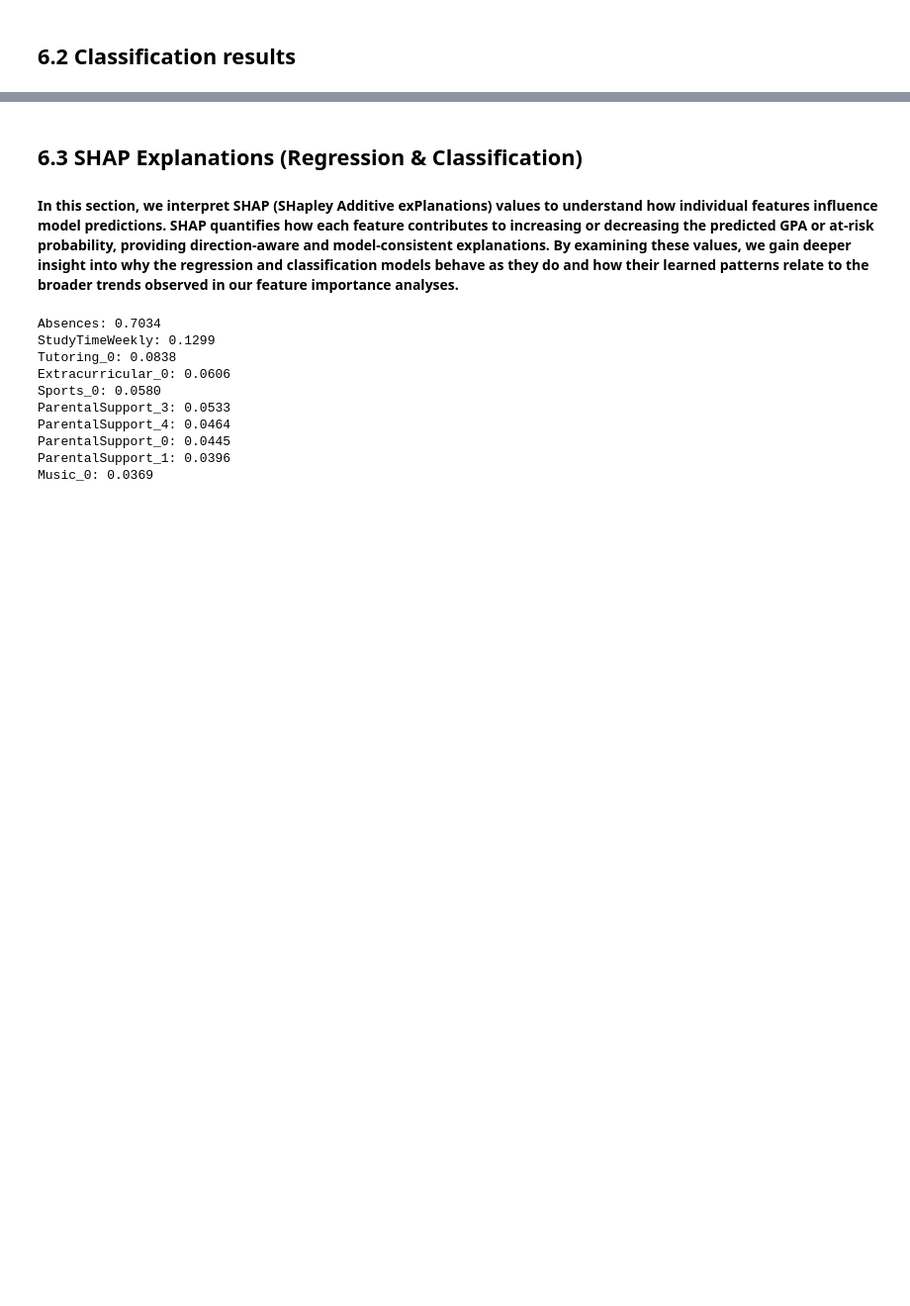
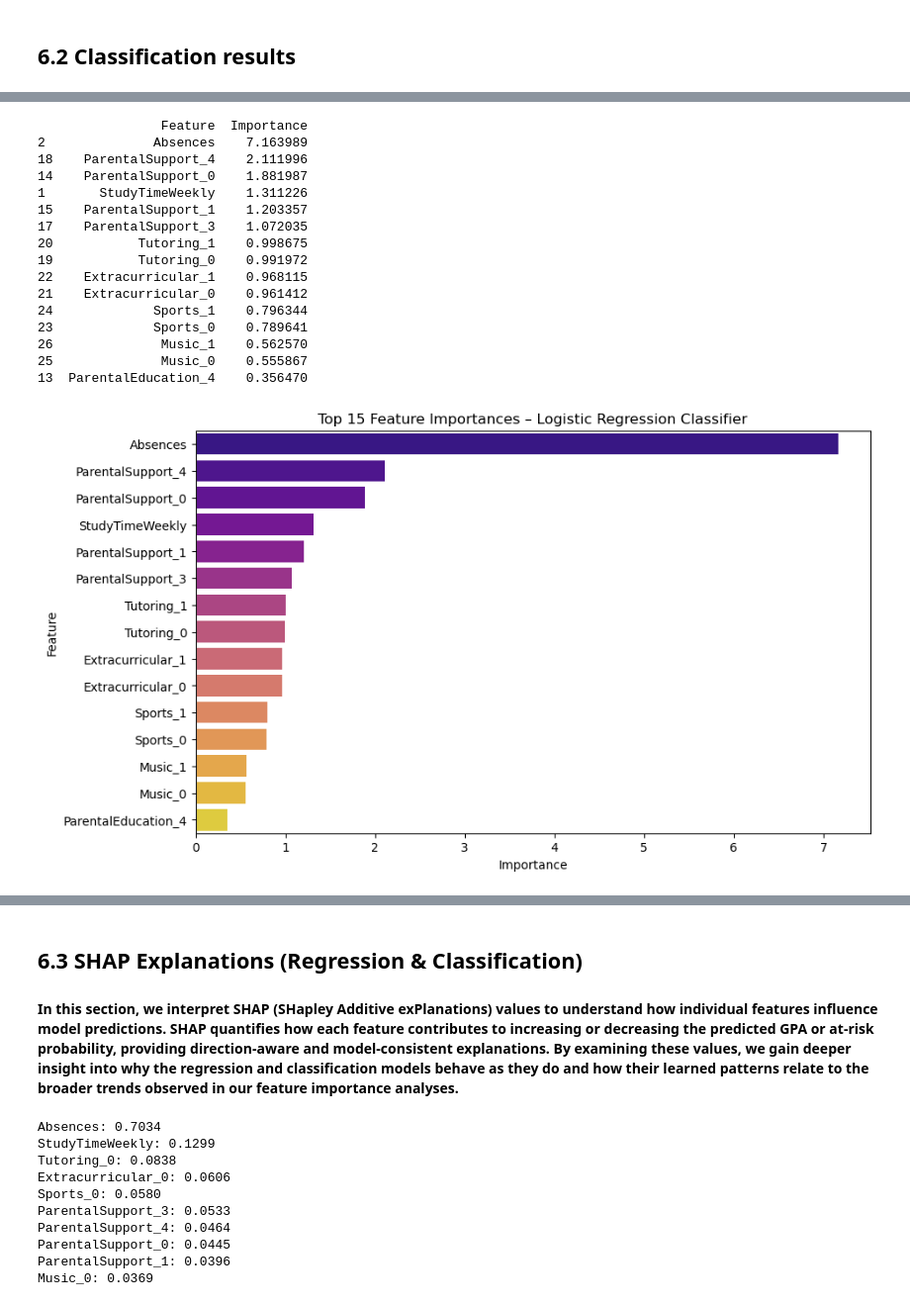
Before and after one commit to iampaulanca/USD-AAI-501-Group-3, a Jupyter notebook: final-notebook/Group_3_notebook.ipynb, the cells around one changed output, grey strips where cells are left out. Shown at 99% size. Saved outputs shown, nothing was run; the diff lists cells and outputs as text; code cells hidden in the pictures; blank space fills up the shorter version.

```diff
--- a/final-notebook/Group_3_notebook.ipynb
+++ b/final-notebook/Group_3_notebook.ipynb
@@ -1386,3 +1436,41 @@ plt.show()
+# %%
+# Logistic Regression (At-Risk Classification)
+
+# Extract coefficients
+log_reg_coeffs = log_clf_model.named_steps["model"].coef_[0]
+
+# Create a DataFrame for feature importance
+log_reg_df = pd.DataFrame({
+    "Feature": all_feature_names,
+    "Importance": np.abs(log_reg_coeffs)
+}).sort_values("Importance", ascending=False)
+
+print(log_reg_df.head(15))
+
+# Plot – reuse your helper function
+plot_feature_importances(
+    log_reg_df,
+    "Top 15 Feature Importances – Logistic Regression Classifier",
+    palette="plasma"
+)
+# %% [output]
+                Feature  Importance
+2              Absences    7.163989
+18    ParentalSupport_4    2.111996
+14    ParentalSupport_0    1.881987
+1       StudyTimeWeekly    1.311226
+15    ParentalSupport_1    1.203357
+17    ParentalSupport_3    1.072035
+20           Tutoring_1    0.998675
+19           Tutoring_0    0.991972
+22    Extracurricular_1    0.968115
+21    Extracurricular_0    0.961412
+24             Sports_1    0.796344
+23             Sports_0    0.789641
+26              Music_1    0.562570
+25              Music_0    0.555867
+13  ParentalEducation_4    0.356470
+[figure, added]
 # %%
 # Random Forest Classifier (At-Risk)
 
```
Also changed, not shown: parts of 15 cells of this notebook.
